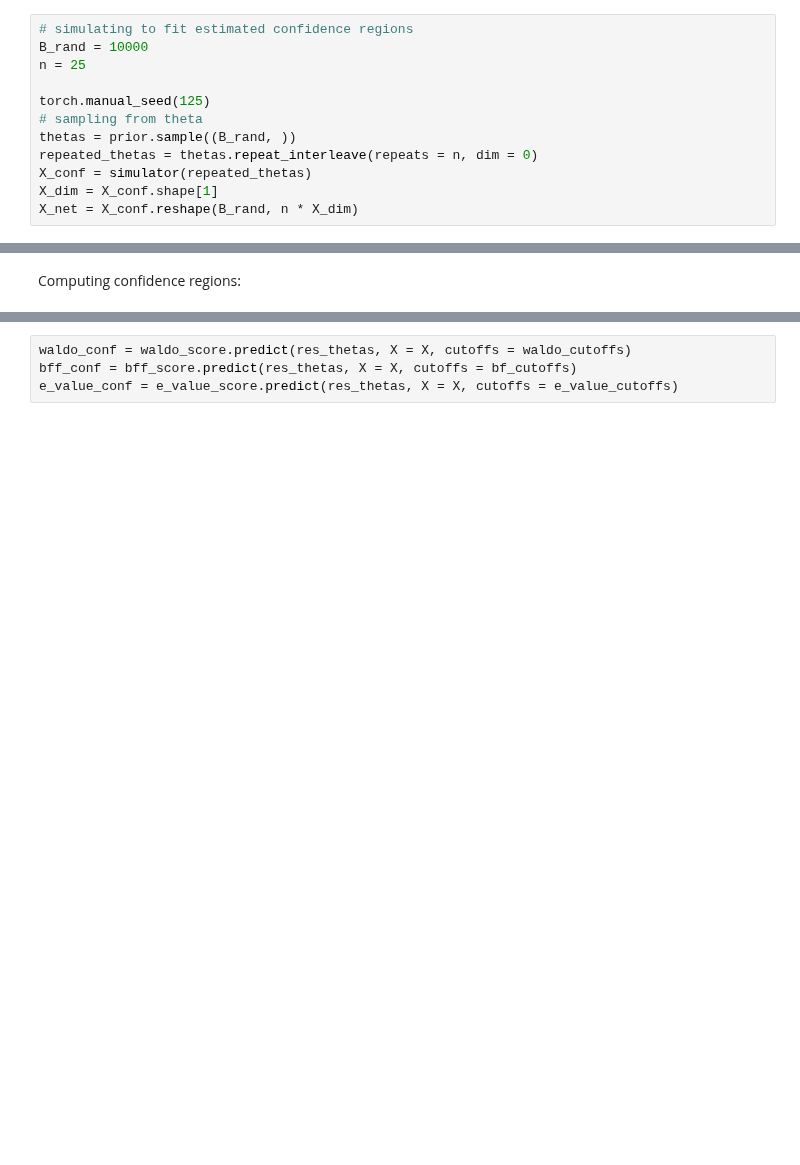
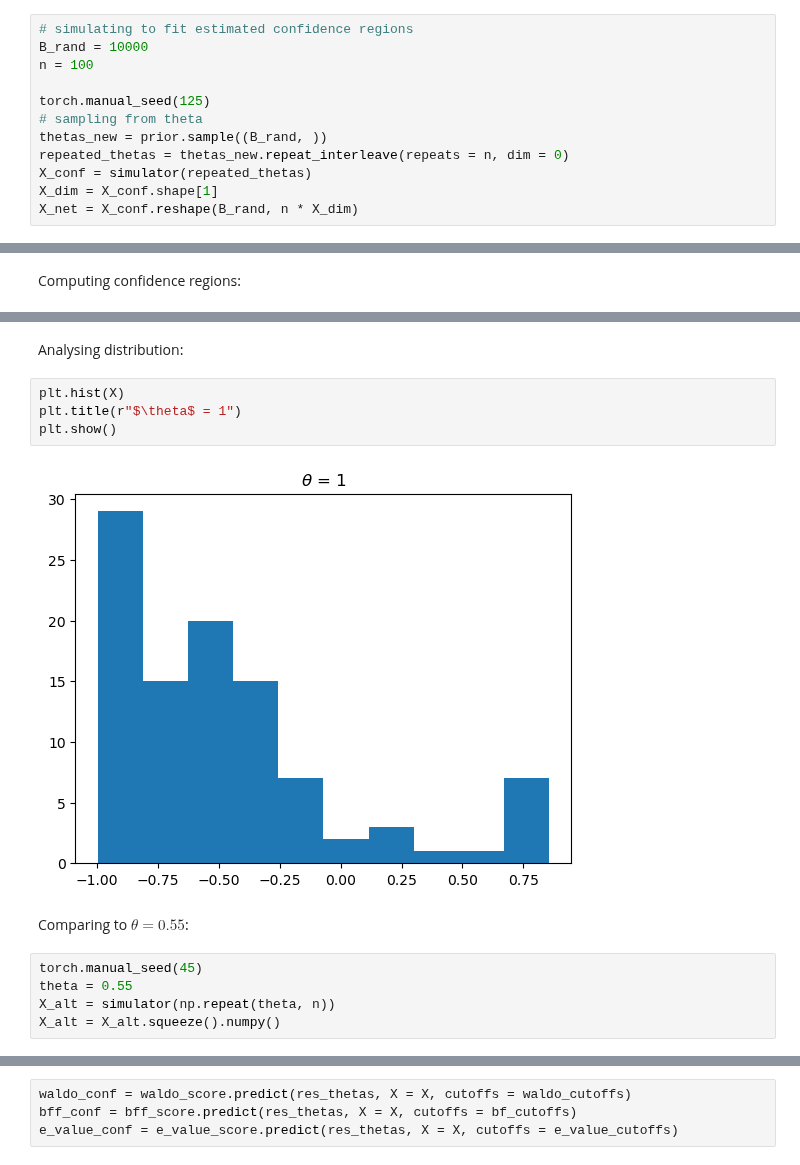
Before and after one commit to Monoxido45/CSI, a Jupyter notebook: experiments/lfi_tests.ipynb, the cells around one changed output, grey strips where cells are left out. Cells and saved outputs as stored; diff of their text form; blank space fills up the shorter version.

```diff
--- a/experiments/lfi_tests.ipynb
+++ b/experiments/lfi_tests.ipynb
@@ -236,12 +217,12 @@ Simulating sample to fit confidence regions estimators:
 # %%
 # simulating to fit estimated confidence regions
 B_rand = 10000
-n = 25
+n = 100
 
 torch.manual_seed(125)
 # sampling from theta
-thetas = prior.sample((B_rand, ))
-repeated_thetas = thetas.repeat_interleave(repeats = n, dim = 0)
+thetas_new = prior.sample((B_rand, ))
+repeated_thetas = thetas_new.repeat_interleave(repeats = n, dim = 0)
 X_conf = simulator(repeated_thetas)
 X_dim = X_conf.shape[1]
 X_net = X_conf.reshape(B_rand, n * X_dim)
@@ -338 +330,16 @@ array([-0.1148708,  0.8162369, -0.8814423, -0.7390032,  0.7132186],
       dtype=float32)
+# %% [markdown]
+Analysing distribution:
+# %%
+plt.hist(X)
+plt.title(r"$\theta$ = 1")
+plt.show()
+# %% [output]
+[figure, added]
+# %% [markdown]
+Comparing to $\theta = 0.55$:
+# %%
+torch.manual_seed(45)
+theta = 0.55
+X_alt = simulator(np.repeat(theta, n))
+X_alt = X_alt.squeeze().numpy()
```
Also changed, not shown: parts of 22 cells of this notebook, 1 other file.
